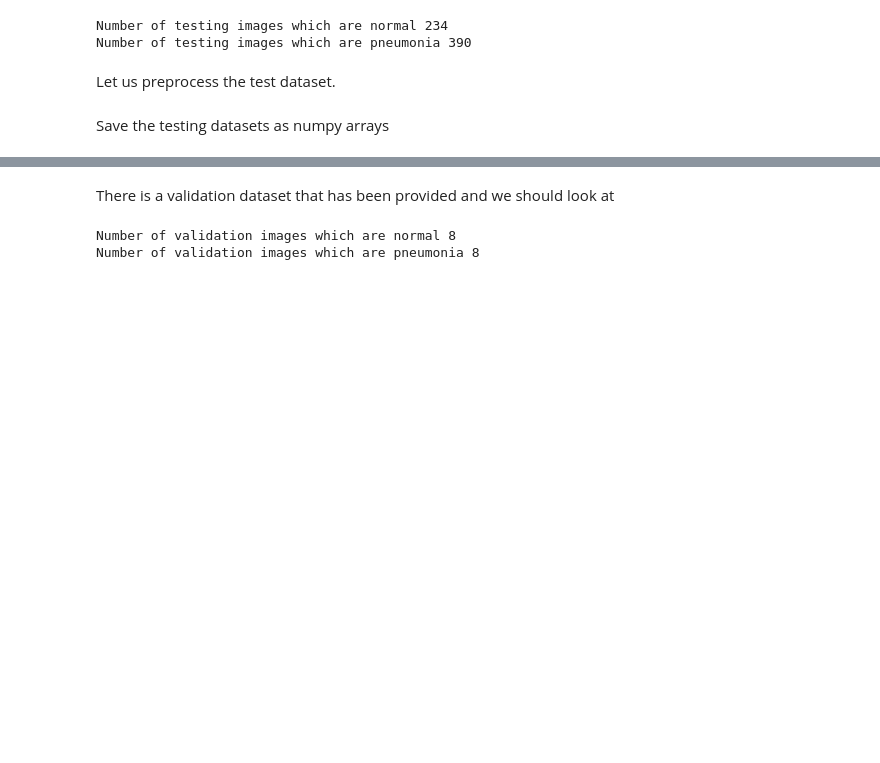
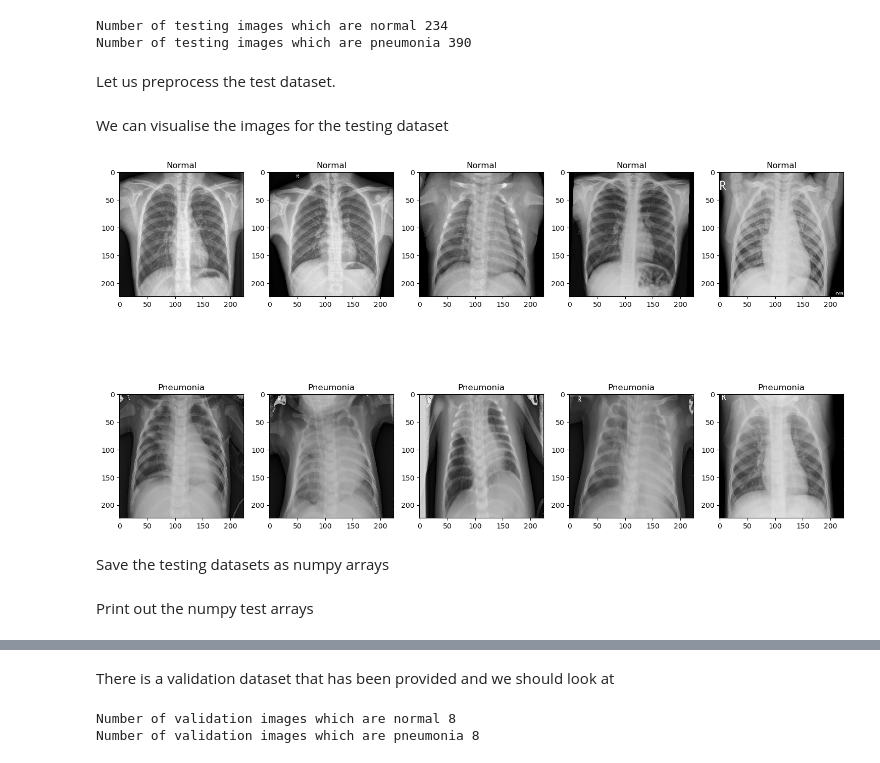
Before and after one commit to mt98/Datascience, a Jupyter notebook: Capstone_three/Data_wrangling_EDA.ipynb, the cells around one changed output, grey strips where cells are left out. Saved outputs shown, nothing was run; the diff lists cells and outputs as text; code cells hidden in the pictures; blank space fills up the shorter version.

```diff
--- a/Capstone_three/Data_wrangling_EDA.ipynb
+++ b/Capstone_three/Data_wrangling_EDA.ipynb
@@ -165,8 +207,34 @@ for path in image_paths_pneumonia_test:
         images_pneumonia_testing.append(img_gray)
      else:
        print(f"Failed to load image: {path}")
+# %% [markdown]
+We can visualise the images for the testing dataset
+# %%
+Normal_images_test=image_paths_normal_test[0:5]
+Pneumonia_images_test=image_paths_pneumonia_test[0:5]
+Images_test=Normal_images_test+Pneumonia_images_test
+
+cols=5
+rows=2
+plt.figure(figsize=(15,10))
+for i in range(10):
+    img=cv2.imread(Images_test[i])
+    img_resize=cv2.resize(img,(224,224))
+    img_gray=cv2.cvtColor(img_resize,cv2.COLOR_BGR2GRAY)
+    plt.subplot(rows,cols,i+1)
+    plt.imshow(img_gray,cmap="gray")
+    if i<5:
+        plt.title("Normal")
+    else:
+        plt.title("Pneumonia")
+plt.tight_layout()
+plt.show()
+# %% [output]
+[figure, added]
 # %% [markdown]
 Save the testing datasets as numpy arrays
 # %%
 np.save('images_normal_testing.npy', images_normal_testing)
 np.save('images_pneumonia_testing.npy', images_pneumonia_testing)
+# %% [markdown]
+Print out the numpy test arrays
```
Also changed, not shown: parts of 16 cells of this notebook, 1 other file.
